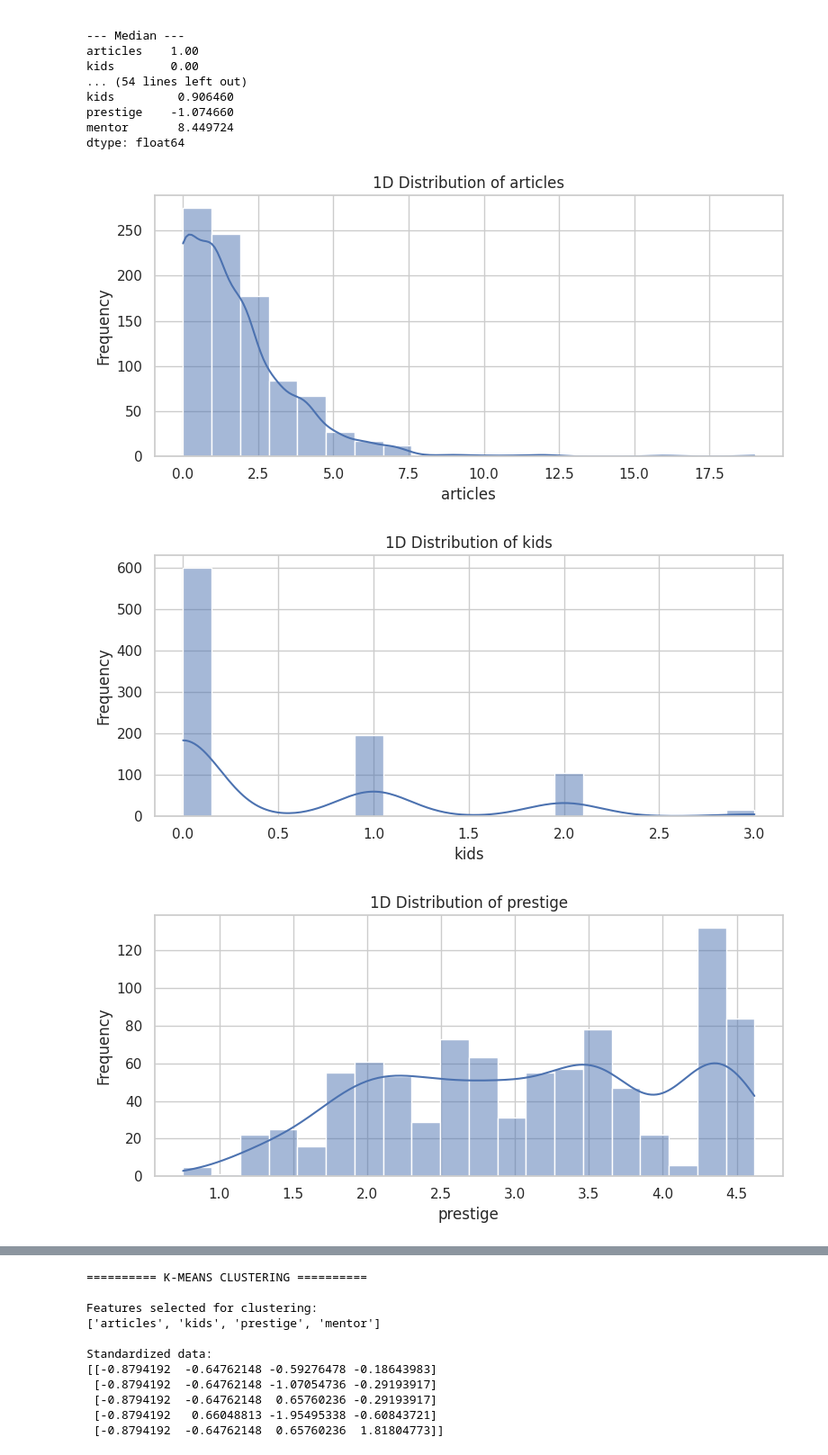
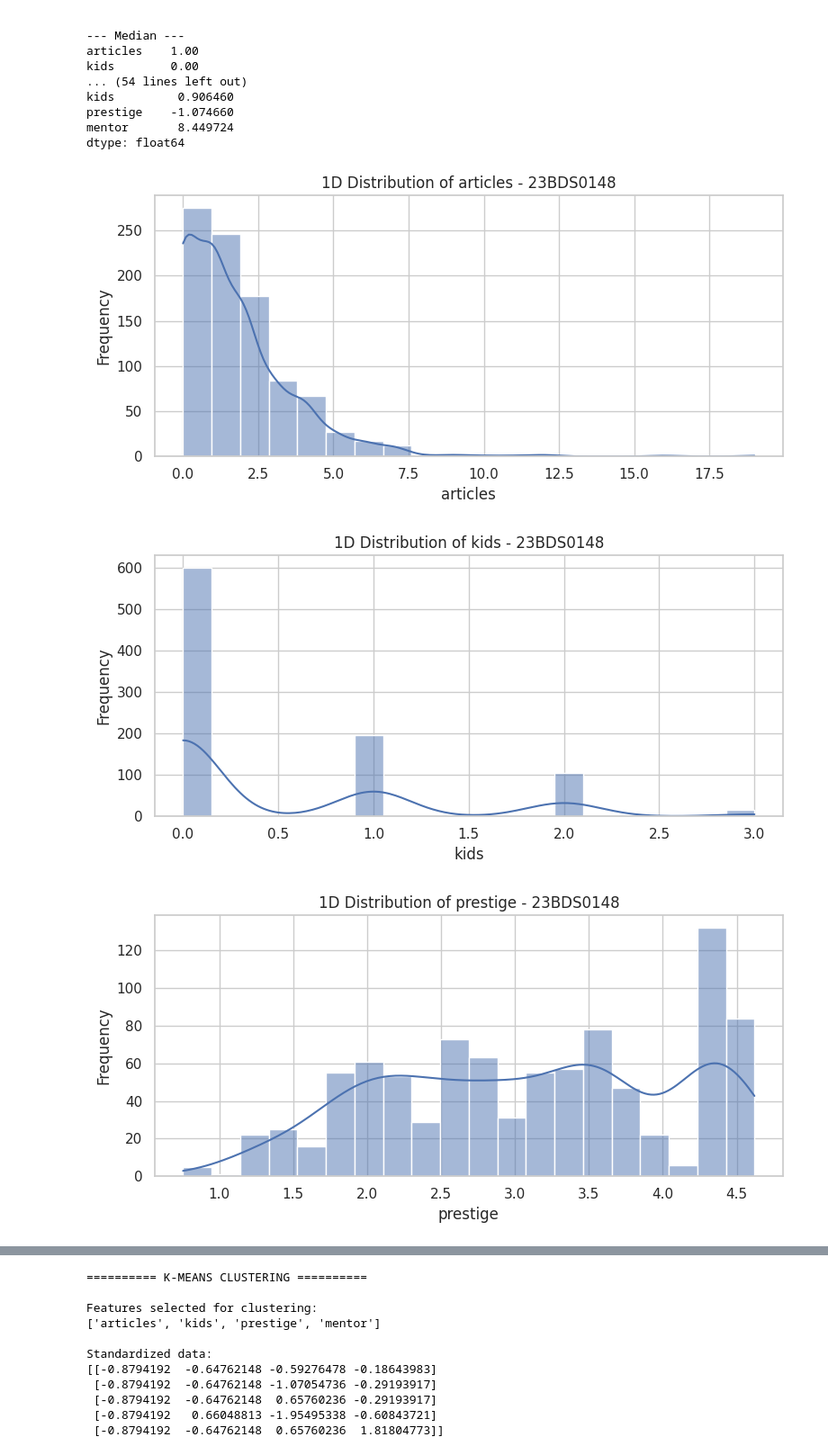
Before and after one commit to pranjal-coders/PRANJAL_PAL, a Jupyter notebook: EDA_Course_Project.ipynb, the cells around one changed output, grey strips where cells are left out. Shown at 90% size. Drawn from its saved outputs; the diff is of its cells as text; code cells hidden in the pictures.

```diff
--- a/EDA_Course_Project.ipynb
+++ b/EDA_Course_Project.ipynb
@@ -336,17 +336,17 @@ dtype: float64
 # %%
 # 1D Statistical Visualization
 
 for col in numeric_cols:
     plt.figure(figsize=(8, 4))
 
     sns.histplot(df[col], kde=True, bins=20)
 
-    plt.title(f"1D Distribution of {col}")
+    plt.title(f"1D Distribution of {col} - 23BDS0148")
     plt.xlabel(col)
     plt.ylabel("Frequency")
     plt.tight_layout()
     plt.show()
 # %% [output]
-[figure, old version]
+[figure, new version]
-[figure, old version]
+[figure, new version]
-[figure, old version]
+[figure, new version]
```
Also changed, not shown: parts of 21 cells of this notebook.
